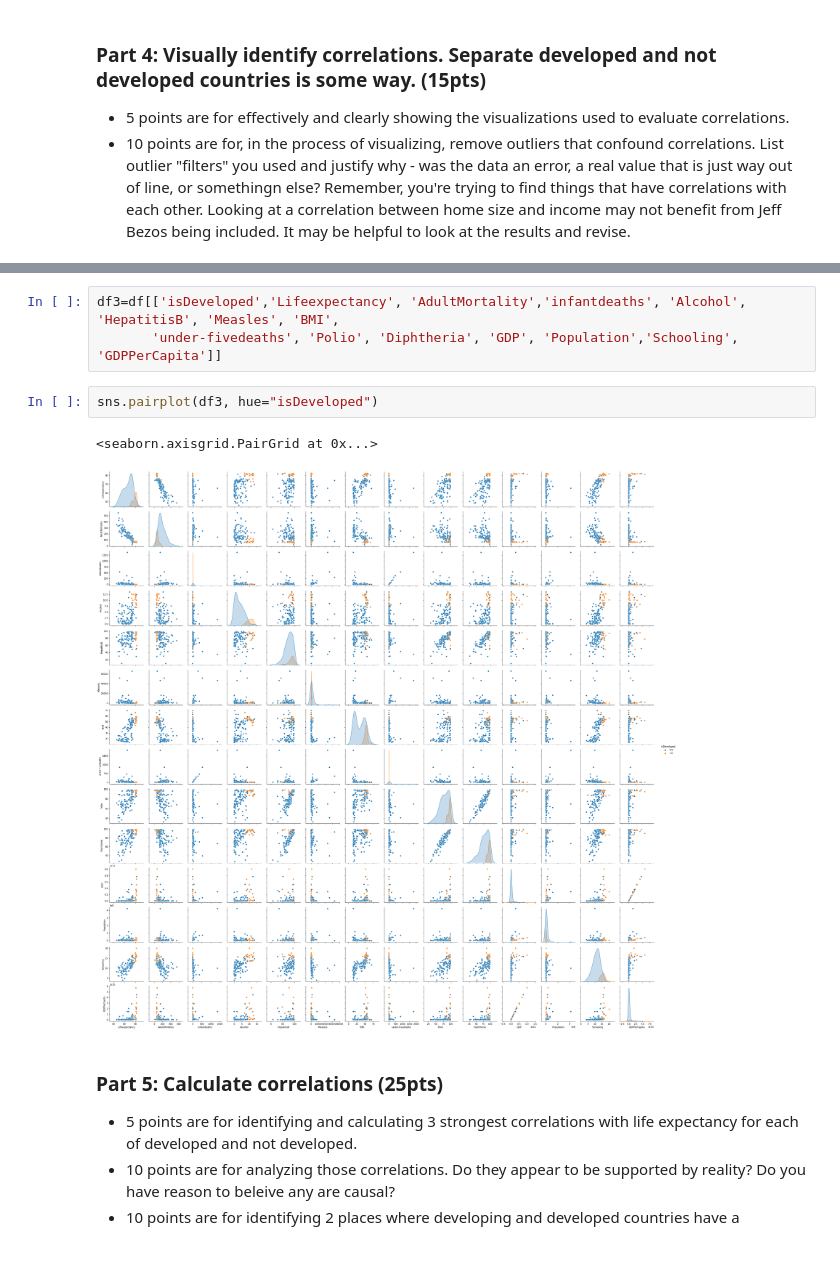
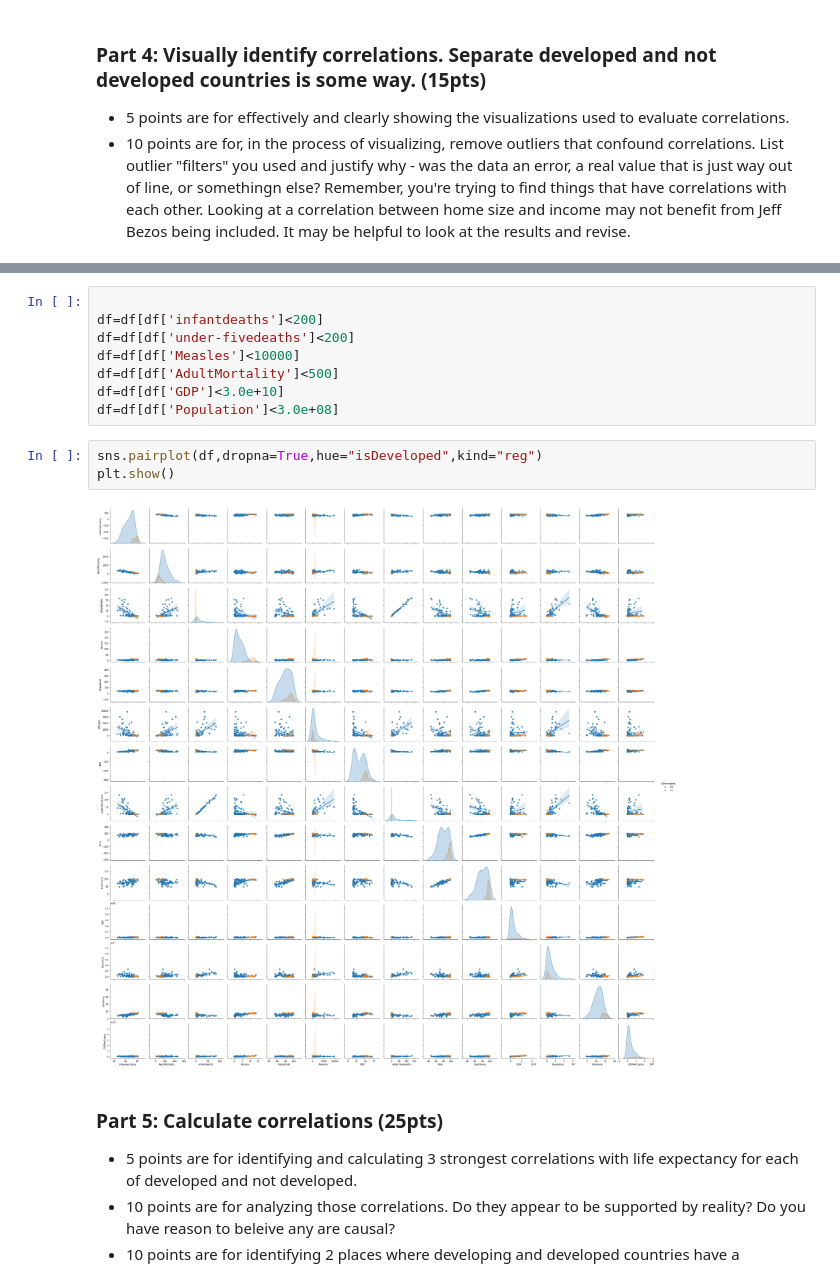
Before and after one commit to zareeiant/BSIP_Assignment_2_Students, a Jupyter notebook: stats_asn_2_start.ipynb, the cells around one changed output, grey strips where cells are left out. Saved outputs shown, nothing was run; the diff lists cells and outputs as text; blank space fills up the shorter version.

```diff
--- a/stats_asn_2_start.ipynb
+++ b/stats_asn_2_start.ipynb
@@ -345,11 +269,16 @@ GDPPerCapita=df[df['GDPPerCapita']<1]
-# %%
-df3=df[['isDeveloped','Lifeexpectancy', 'AdultMortality','infantdeaths', 'Alcohol', 'HepatitisB', 'Measles', 'BMI',
-       'under-fivedeaths', 'Polio', 'Diphtheria', 'GDP', 'Population','Schooling', 'GDPPerCapita']]
+# %%
+
+df=df[df['infantdeaths']<200]
+df=df[df['under-fivedeaths']<200]
+df=df[df['Measles']<10000]
+df=df[df['AdultMortality']<500]
+df=df[df['GDP']<3.0e+10]
+df=df[df['Population']<3.0e+08]
 # %%
-sns.pairplot(df3, hue="isDeveloped")
+sns.pairplot(df,dropna=True,hue="isDeveloped",kind="reg")
+plt.show()
 # %% [output]
-<seaborn.axisgrid.PairGrid at 0x...>
-[figure, old version]
+[figure, new version]
 # %% [markdown]
 ### Part 5: Calculate correlations (25pts)
 
```
Also changed, not shown: parts of 25 cells of this notebook.
